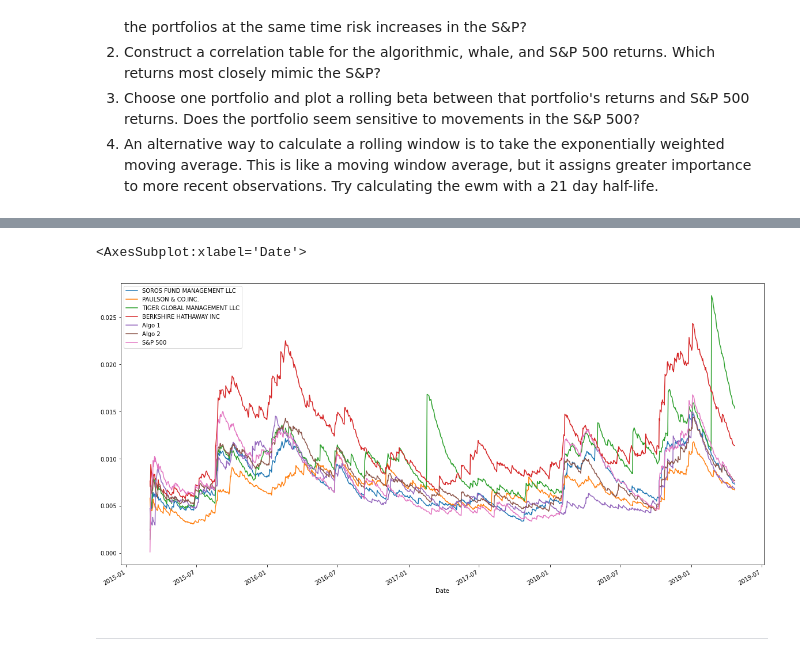
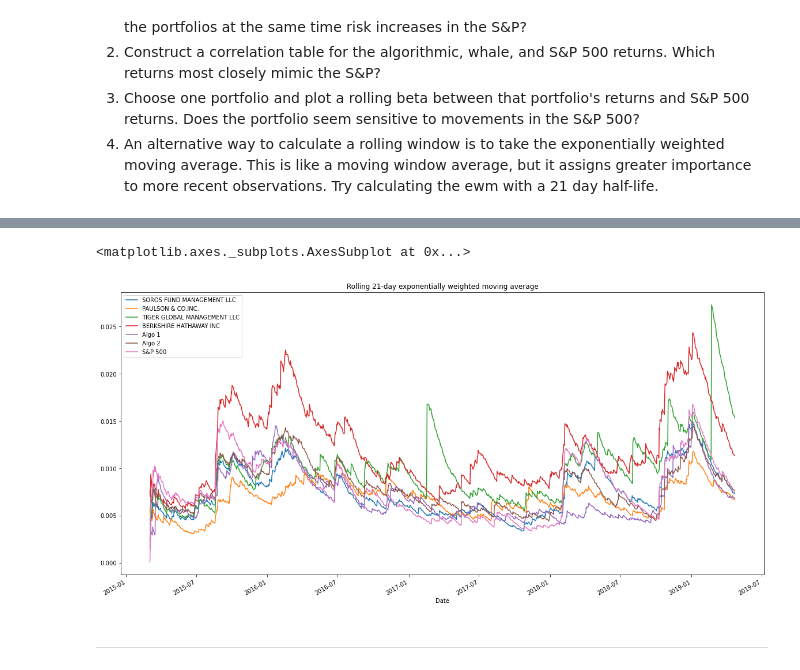
Before and after one commit to drg-developer-2-GWFinTech-Homeworks/homework-3, a Jupyter notebook: whale_analysis.ipynb, the cells around one changed output, grey strips where cells are left out. Saved outputs shown, nothing was run; the diff lists cells and outputs as text; code cells hidden in the pictures.

```diff
--- a/whale_analysis.ipynb
+++ b/whale_analysis.ipynb
@@ -308,19 +314,19 @@ beta_berkshire.plot(kind='line', figsize=(20, 10))
 # %%
 # Calculate a rolling window using the exponentially weighted moving average.
 
 #covariance_berkshire_exponential = daily_returns["BERKSHIRE HATHAWAY INC"].ewm(halflife = 21).cov(daily_returns["S&P 500"])
 #variance_berkshire_exponential = daily_returns["S&P 500"].ewm(halflife = 21).var()
 ##variance_berkshire_exponential = daily_returns["BERKSHIRE HATHAWAY INC"].ewm(halflife = 21).var()
 #beta_berkshire_exponential = covariance_berkshire_exponential / variance_berkshire_exponential
 #beta_berkshire_exponential.plot(kind='line', figsize=(20, 10))
 
 
-daily_returns.ewm(halflife=21).std().plot(figsize=(20, 10))
+daily_returns.ewm(halflife=21).std().plot(figsize=(20, 10), title="Rolling 21-day exponentially weighted moving average")
 
 # TODO incorrect results.
 # %% [output]
-<AxesSubplot:xlabel='Date'>
+<matplotlib.axes._subplots.AxesSubplot at 0x...>
-[figure, old version]
+[figure, new version]
 # %% [markdown]
 ---
 # %% [markdown]
```
Also changed, not shown: parts of 15 cells of this notebook.
